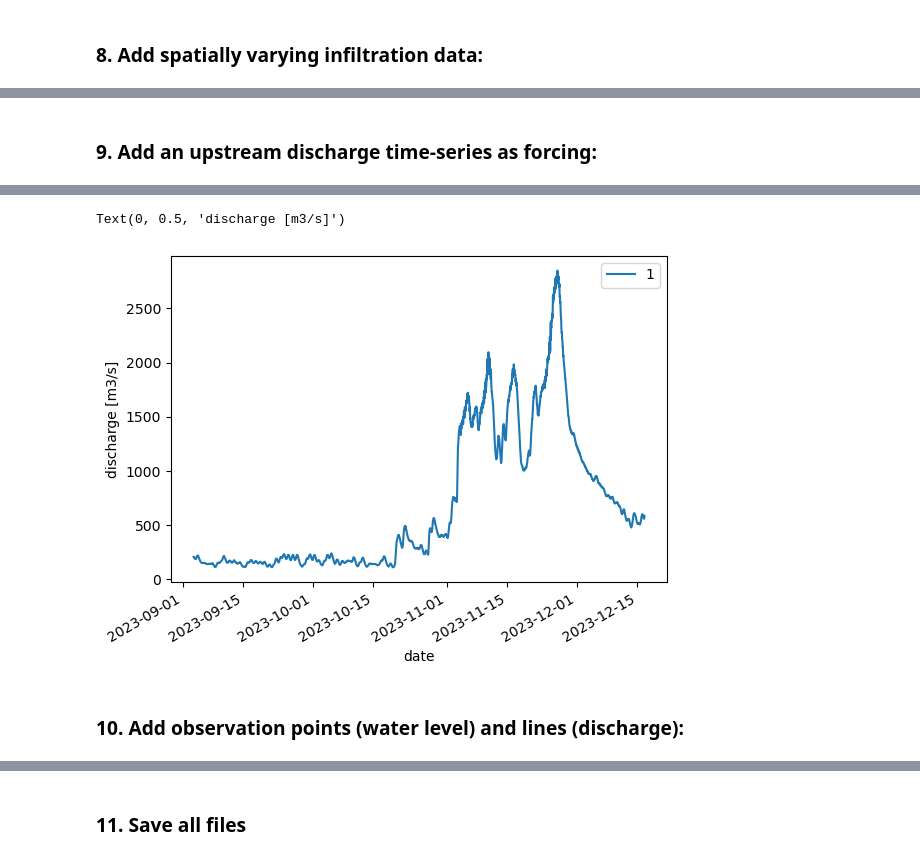
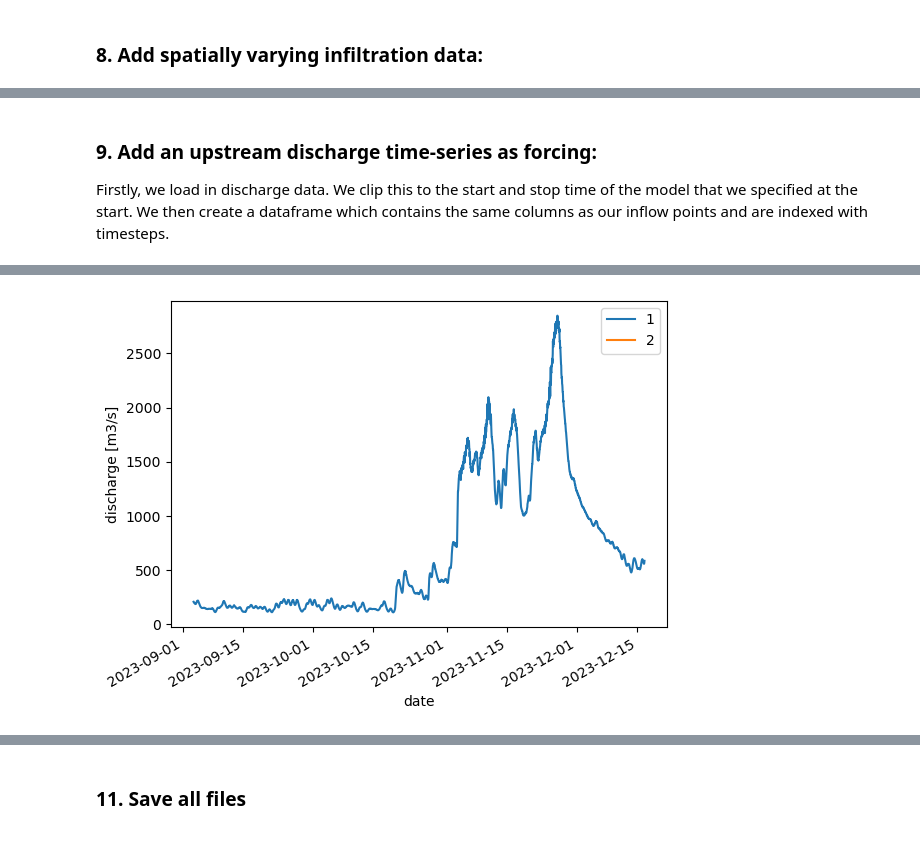
Before and after one commit to pjdebruijn2505/Git_mdp, a Jupyter notebook: SFINCS/a_garissa_base.ipynb, the cells around one changed output, grey strips where cells are left out. Drawn from its saved outputs; the diff is of its cells as text; code cells hidden in the pictures.

```diff
--- a/SFINCS/a_garissa_base.ipynb
+++ b/SFINCS/a_garissa_base.ipynb
@@ -193,5 +208,6 @@ model.setup_cn_infiltration("gcn250", antecedent_moisture="avg")
-# %% [markdown]
-### 9. Add an upstream discharge time-series as forcing:
+# %% [markdown]
+### 9. Add an upstream discharge time-series as forcing:
+Firstly, we load in discharge data. We clip this to the start and stop time of the model that we specified at the start. We then create a dataframe which contains the same columns as our inflow points and are indexed with timesteps.
 # %%
 fpath_dis = Path(r"C:/Users/pjdeb/OneDrive/Documenten/Universiteit/CT 5/MDP/data_sens/wra/clean_data_mats/fixed_all_data_Garissa.csv")
 
@@ -201,15 +217,15 @@ discharge_garissa.index = pd.to_datetime(discharge_garissa.index, format="mixed"
 start_date = pd.to_datetime(model.config["tstart"])
 end_date = pd.to_datetime(model.config["tstop"])
 
-###############################################################
 discharge_garissa = discharge_garissa[(discharge_garissa.index >= start_date) & (discharge_garissa.index <= end_date)]
 index = model.forcing["dis"].index
 dis = pd.DataFrame(index=discharge_garissa.index, columns=index)
 
 dis[1] = discharge_garissa["discharge[m3/s]"]
 
-model.setup_discharge_forcing(timeseries=dis, buffer=1000)
 dis.plot()
+plt.ylabel("discharge [m3/s]")
+
+# use this when you want to generate an image without values, if data is sensitive.
 # plt.yticks([])
-plt.ylabel("discharge [m3/s]")
 # %% [output]
@@ -218,2 +233 @@ plt.ylabel("discharge [m3/s]")
-Text(0, 0.5, 'discharge [m3/s]')
-[figure, old version]
+[figure, new version]
@@ -241,2 +233,0 @@ Text(0, 0.5, 'discharge [m3/s]')
-# %% [markdown]
-### 10. Add observation points (water level) and lines (discharge):
```
Also changed, not shown: parts of 35 cells of this notebook, 29 other files.
